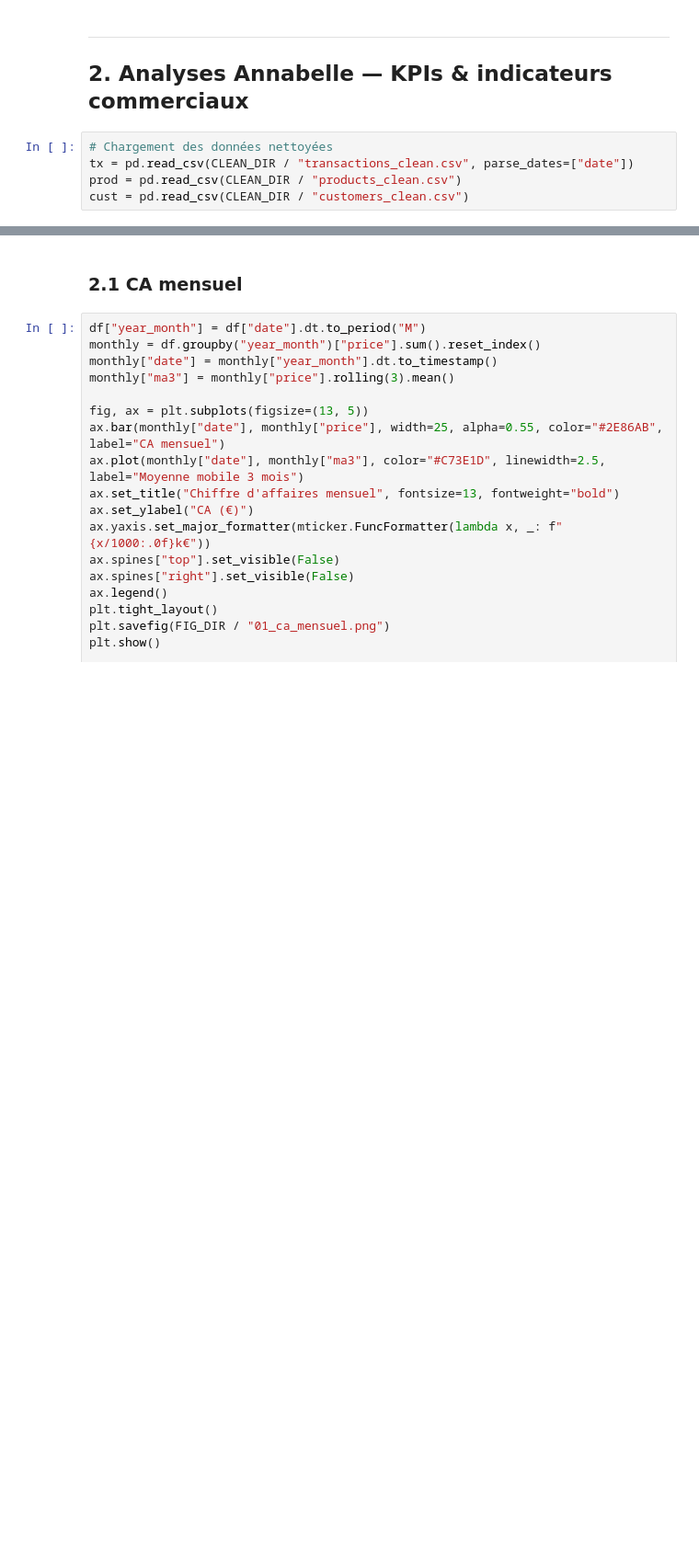
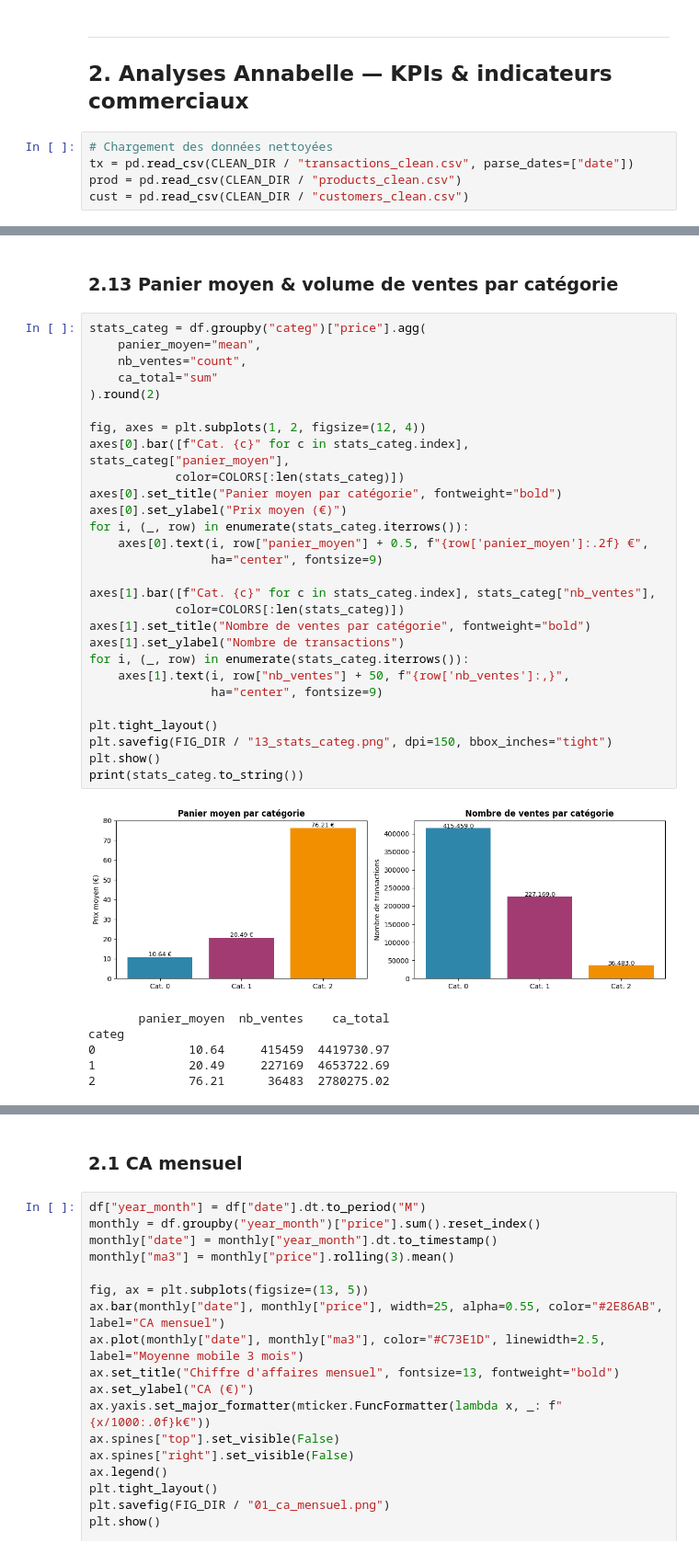
Before and after one commit to Elicesjo/PROJET-7-, a Jupyter notebook: projet9_lapage.ipynb, the cells around one changed output, grey strips where cells are left out. Shown at 92% size. Saved outputs shown, nothing was run; the diff lists cells and outputs as text; blank space fills up the shorter version.

```diff
--- a/projet9_lapage.ipynb
+++ b/projet9_lapage.ipynb
@@ -242,0 +351,37 @@ CA total : 11,853,729 €
+# %% [markdown]
+### 2.13 Panier moyen & volume de ventes par catégorie
+# %%
+stats_categ = df.groupby("categ")["price"].agg(
+    panier_moyen="mean",
+    nb_ventes="count",
+    ca_total="sum"
+).round(2)
+
+fig, axes = plt.subplots(1, 2, figsize=(12, 4))
+axes[0].bar([f"Cat. {c}" for c in stats_categ.index], stats_categ["panier_moyen"],
+            color=COLORS[:len(stats_categ)])
+axes[0].set_title("Panier moyen par catégorie", fontweight="bold")
+axes[0].set_ylabel("Prix moyen (€)")
+for i, (_, row) in enumerate(stats_categ.iterrows()):
+    axes[0].text(i, row["panier_moyen"] + 0.5, f"{row['panier_moyen']:.2f} €",
+                 ha="center", fontsize=9)
+
+axes[1].bar([f"Cat. {c}" for c in stats_categ.index], stats_categ["nb_ventes"],
+            color=COLORS[:len(stats_categ)])
+axes[1].set_title("Nombre de ventes par catégorie", fontweight="bold")
+axes[1].set_ylabel("Nombre de transactions")
+for i, (_, row) in enumerate(stats_categ.iterrows()):
+    axes[1].text(i, row["nb_ventes"] + 50, f"{row['nb_ventes']:,}",
+                 ha="center", fontsize=9)
+
+plt.tight_layout()
+plt.savefig(FIG_DIR / "13_stats_categ.png", dpi=150, bbox_inches="tight")
+plt.show()
+print(stats_categ.to_string())
+# %% [output]
+[figure, added]
+       panier_moyen  nb_ventes    ca_total
+categ
+0             10.64     415459  4419730.97
+1             20.49     227169  4653722.69
+2             76.21      36483  2780275.02
```
Also changed, not shown: parts of 22 cells of this notebook, 7 other files.
